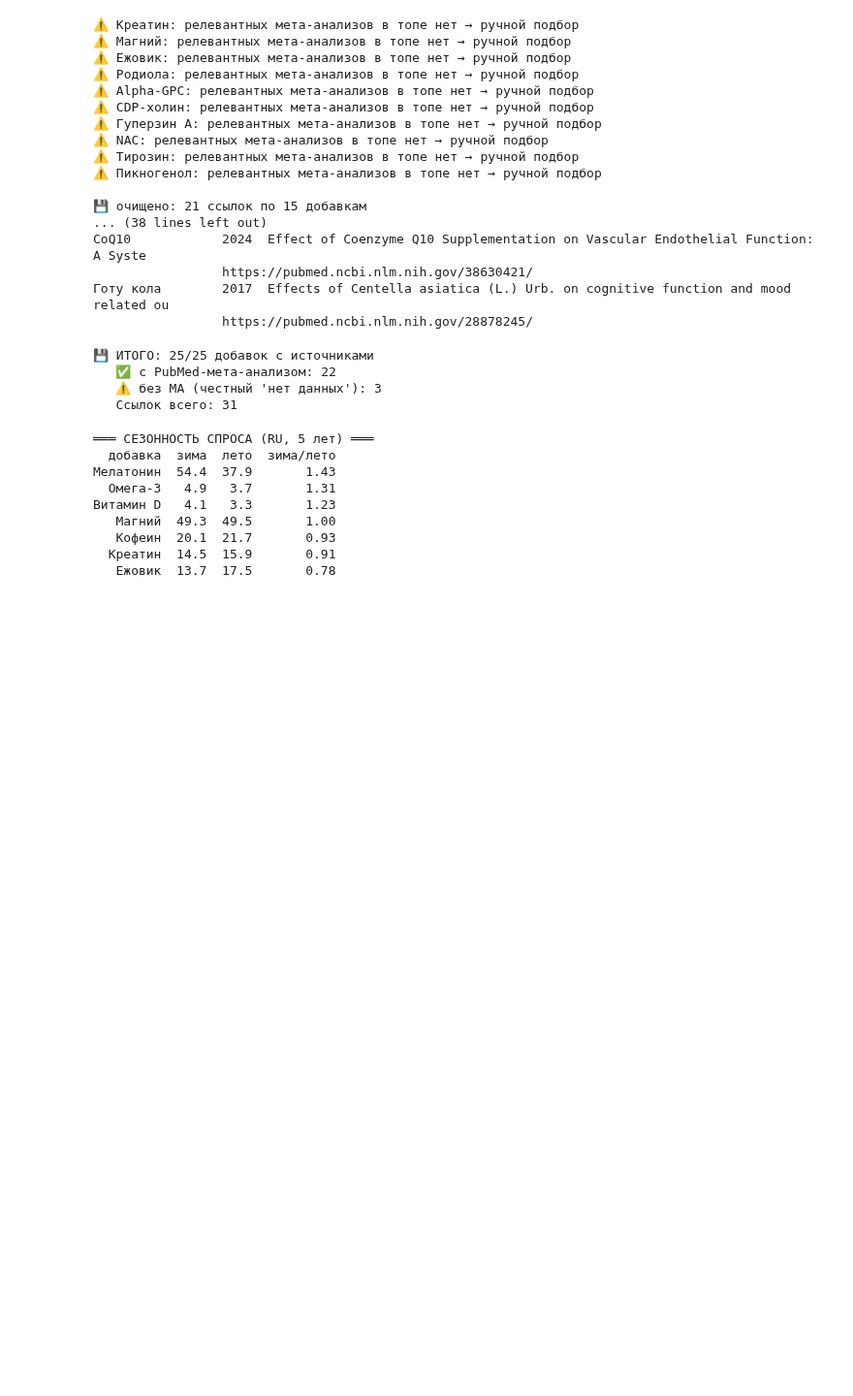
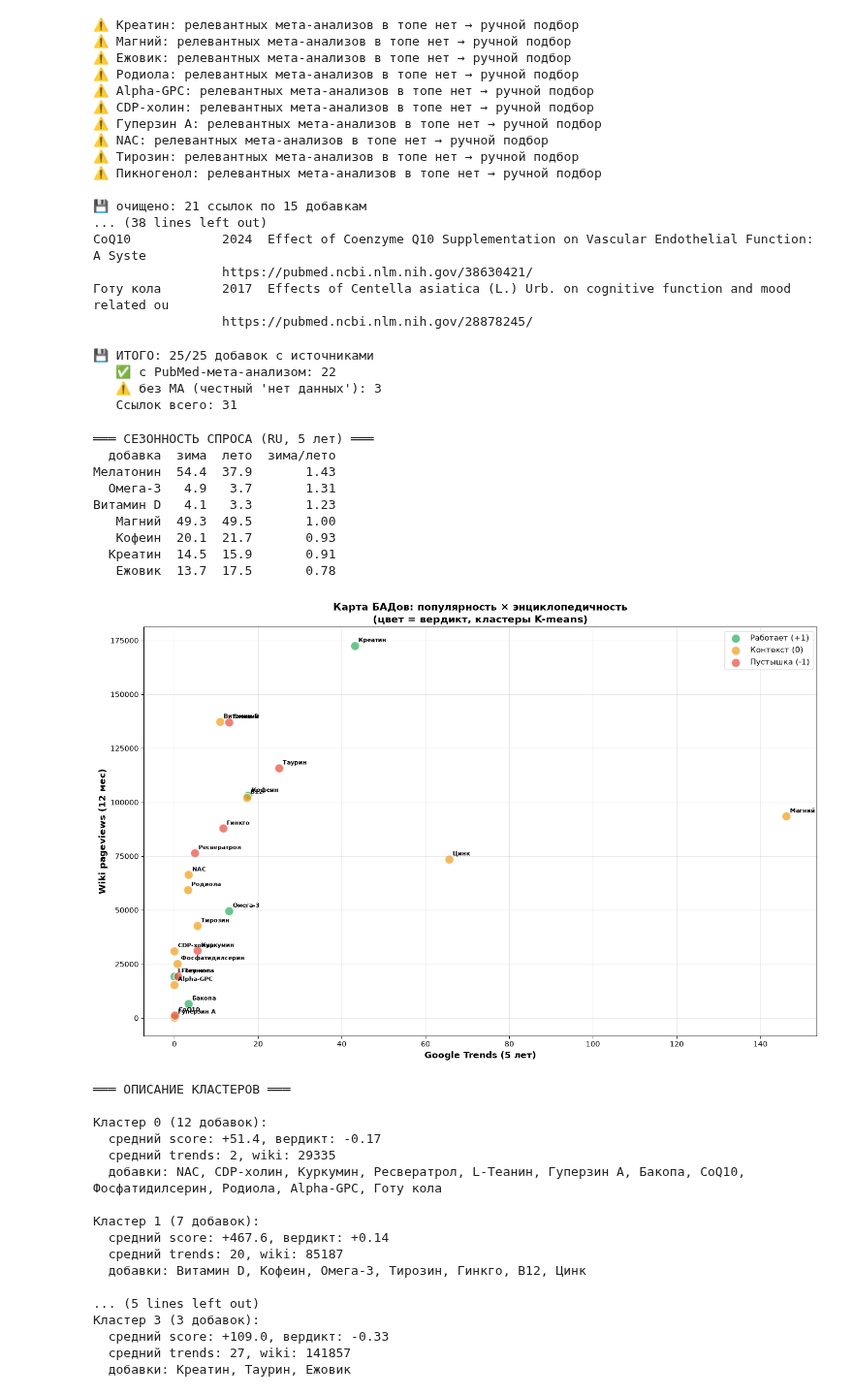
Before and after one commit to DeadSno/brain-25-evidence, a Jupyter notebook: notebooks/02_analysis.ipynb, the cells around one changed output. Shown at 97% size. Drawn from its saved outputs; the diff is of its cells as text; code cells hidden in the pictures; blank space fills up the shorter version.

Commit message:
feat: supplement map - 4 clusters, hype giants insight

```diff
--- a/notebooks/02_analysis.ipynb
+++ b/notebooks/02_analysis.ipynb
@@ -630,3 +627,71 @@ print(season.to_string(index=False))
    Кофеин  20.1  21.7       0.93
   Креатин  14.5  15.9       0.91
    Ежовик  13.7  17.5       0.78
+# %%
+import matplotlib.pyplot as plt
+from sklearn.preprocessing import StandardScaler
+from sklearn.cluster import KMeans
+from pathlib import Path
+import pandas as pd
+
+df = pd.read_csv(Path("..") / "data" / "processed" / "evidence_scored.csv")
+
+# берём только добавки с WB-данными (сейчас 11, потом будет 25)
+sub = df.dropna(subset=["trends_5y", "wiki_views", "score"]).copy()
+if "отзывов_сумма" in df.columns and df["отзывов_сумма"].notna().sum() >= 10:
+    sub = sub.dropna(subset=["отзывов_сумма"])
+    feats = ["trends_5y", "wiki_views", "отзывов_сумма", "score"]
+else:
+    feats = ["trends_5y", "wiki_views", "score"]
+
+X = StandardScaler().fit_transform(sub[feats])
+sub["кластер"] = KMeans(n_clusters=4, random_state=42, n_init=10).fit_predict(X)
+
+colors = {1: "#27ae60", 0: "#f39c12", -1: "#e74c3c"}
+fig, ax = plt.subplots(figsize=(14, 9))
+for v, c in colors.items():
+    s = sub[sub["вердикт"] == v]
+    if s.empty: continue
+    ax.scatter(s["trends_5y"], s["wiki_views"],
+               s=150, c=c, alpha=0.7, edgecolors="white", linewidth=1.5,
+               label={1: "Работает (+1)", 0: "Контекст (0)", -1: "Пустышка (-1)"}[v])
+for _, r in sub.iterrows():
+    ax.annotate(r["добавка"], (r["trends_5y"], r["wiki_views"]),
+                fontsize=8, xytext=(5, 5), textcoords="offset points", fontweight="bold")
+ax.set_xlabel("Google Trends (5 лет)", fontweight="bold", fontsize=12)
+ax.set_ylabel("Wiki pageviews (12 мес)", fontweight="bold", fontsize=12)
+ax.set_title("Карта БАДов: популярность × энциклопедичность\n(цвет = вердикт, кластеры K-means)",
+             fontweight="bold", fontsize=14)
+ax.legend(loc="upper right", fontsize=11)
+ax.grid(alpha=0.3)
+plt.tight_layout()
+plt.savefig(Path("..") / "reports" / "supplement_map.png", dpi=150, bbox_inches="tight")
+plt.show()
+
+print("\n═══ ОПИСАНИЕ КЛАСТЕРОВ ═══")
+for k in range(4):
+    c = sub[sub["кластер"] == k]
+    if c.empty: continue
+    print(f"\nКластер {k} ({len(c)} добавок):")
+    print(f"  средний score: {c['score'].mean():+.1f}, вердикт: {c['вердикт'].mean():+.2f}")
+    print(f"  средний trends: {c['trends_5y'].mean():.0f}, wiki: {c['wiki_views'].mean():.0f}")
+    print(f"  добавки: {', '.join(c['добавка'].tolist())}")
+# %% [output]
+[figure, added]
+═══ ОПИСАНИЕ КЛАСТЕРОВ ═══
+
+Кластер 0 (12 добавок):
+  средний score: +51.4, вердикт: -0.17
+  средний trends: 2, wiki: 29335
+  добавки: NAC, CDP-холин, Куркумин, Ресвератрол, L-Теанин, Гуперзин А, Бакопа, CoQ10, Фосфатидилсерин, Родиола, Alpha-GPC, Готу кола
+
+Кластер 1 (7 добавок):
+  средний score: +467.6, вердикт: +0.14
+  средний trends: 20, wiki: 85187
+  добавки: Витамин D, Кофеин, Омега-3, Тирозин, Гинкго, B12, Цинк
+
+... (5 lines left out)
+Кластер 3 (3 добавок):
+  средний score: +109.0, вердикт: -0.33
+  средний trends: 27, wiki: 141857
+  добавки: Креатин, Таурин, Ежовик
```
Also changed, not shown: parts of 1 cell of this notebook, 2 other files.
